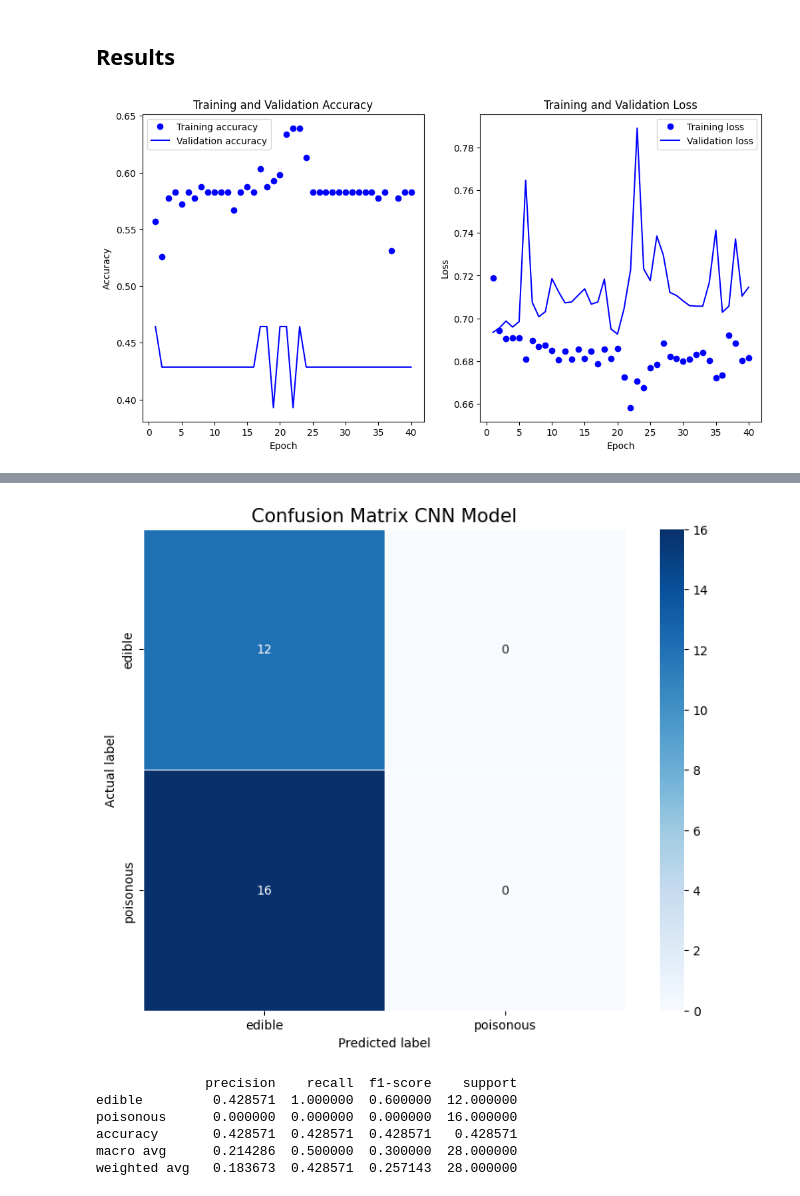
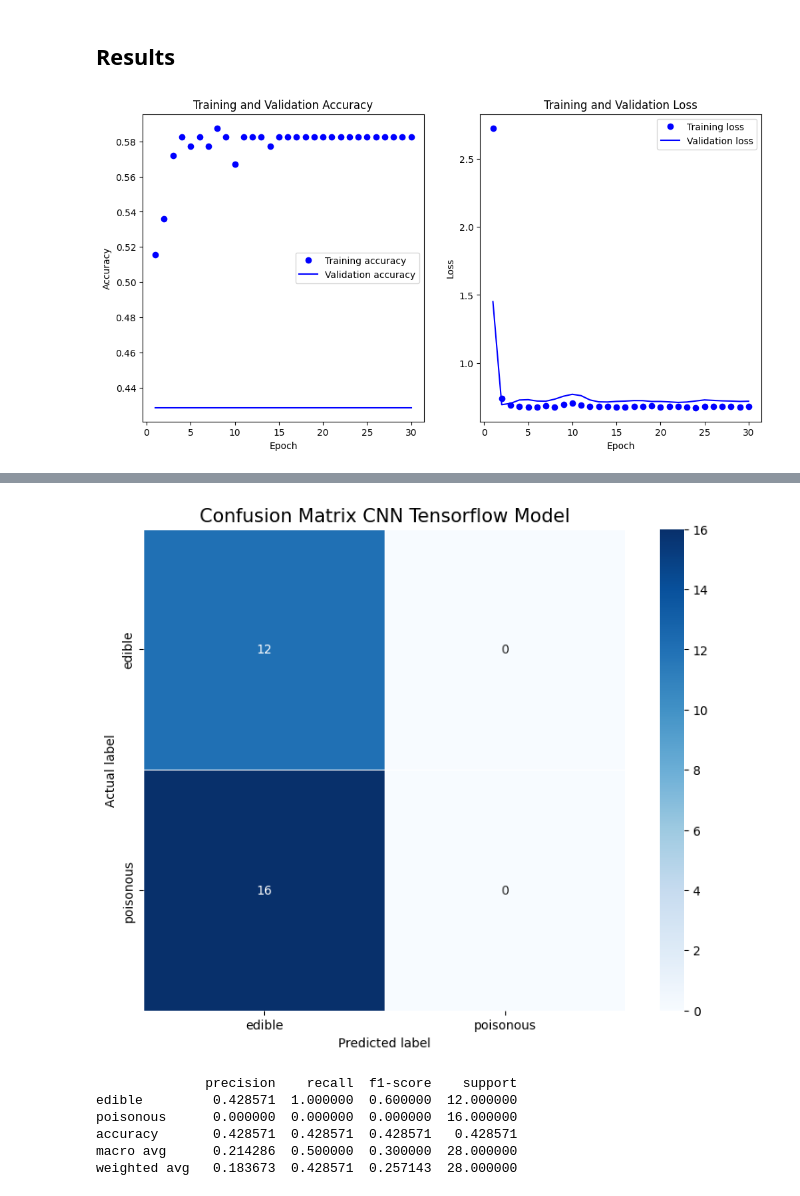
Before and after one commit to Akashdip-N/Critical-Analysis-of-Machine-Learning-and-Deep-Learning-Model-for-Mushroom-Classification, a Jupyter notebook: CNN_TensorFlow.ipynb, the cells around one changed output, grey strips where cells are left out. Saved outputs shown, nothing was run; the diff lists cells and outputs as text; code cells hidden in the pictures.

```diff
--- a/CNN_TensorFlow.ipynb
+++ b/CNN_TensorFlow.ipynb
@@ -117,7 +117,7 @@ class CNNHyperModel(HyperModel):
         )
         return model
 # %%
-number_of_epochs = 40
+number_of_epochs = 30
 # %%
 hypermodel = CNNHyperModel(input_shape=(64, 64, 3))
 # %%
@@ -230,7 +230,7 @@ plt.legend()
 
 plt.show()
 # %% [output]
-[figure, old version]
+[figure, new version]
 # %%
 def plot_confusion_matrix(cm, class_names):
     plt.figure(figsize=(10, 7))
@@ -246,7 +246,7 @@ def plot_confusion_matrix(cm, class_names):
     )
     plt.ylabel('Actual label')
     plt.xlabel('Predicted label')
-    plt.title('Confusion Matrix CNN Model', size=15)
+    plt.title('Confusion Matrix CNN Tensorflow Model', size=15)
     plt.show()
 
 def load_model(file_path):
@@ -286,5 +286,5 @@ def model_stats(model_file):
     plot_confusion_matrix(cm, class_names)
     print(report_df)
 # %%
-model_stats(f'Pth_Files/CNN_model_{number_of_epochs}.keras')
+model_stats(f'Pth_Files/CNN_TensorFlow_{number_of_epochs}.keras')
 # %% [output]
@@ -292,4 +292,4 @@ model_stats(f'Pth_Files/CNN_model_{number_of_epochs}.keras')
-[figure, old version]
+[figure, new version]
               precision    recall  f1-score    support
 edible         0.428571  1.000000  0.600000  12.000000
 poisonous      0.000000  0.000000  0.000000  16.000000
```
Also changed, not shown: parts of 6 cells of this notebook, 2 other files.
